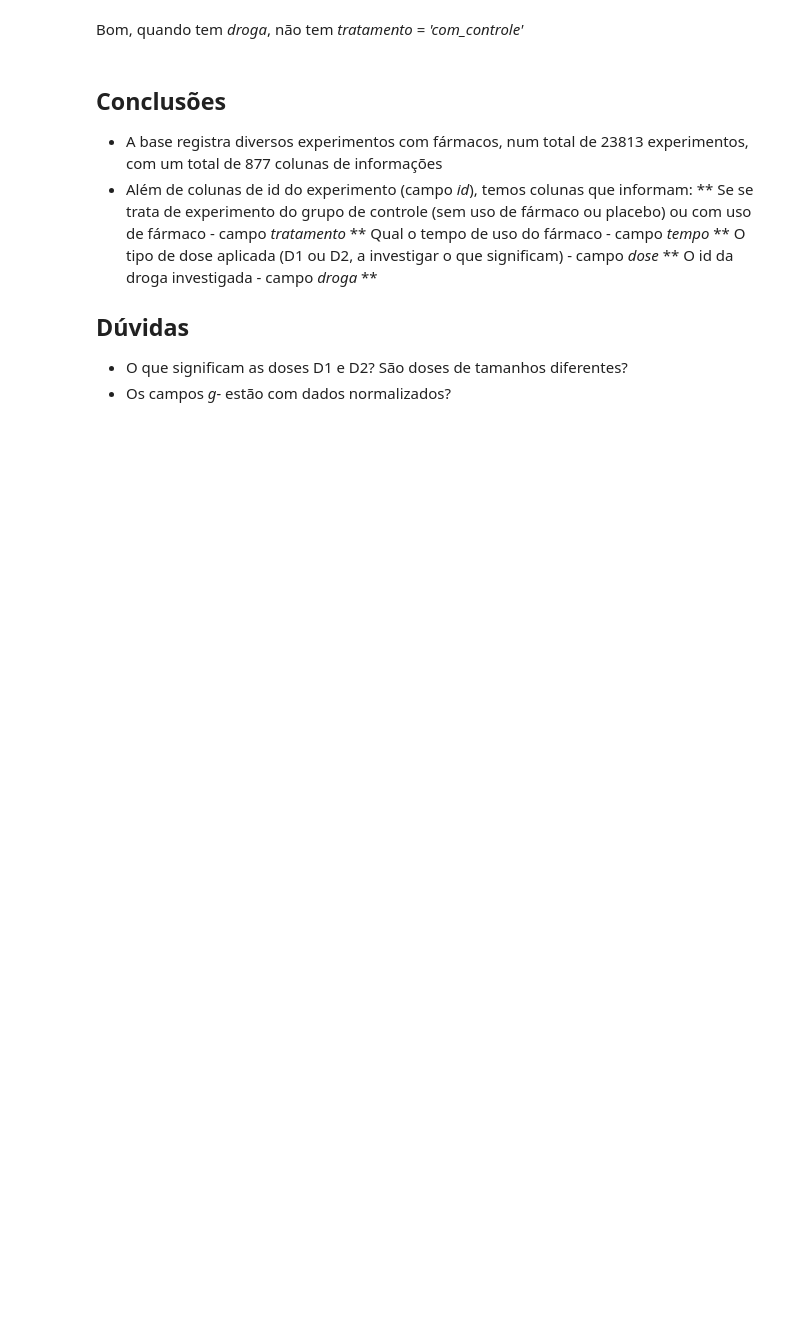
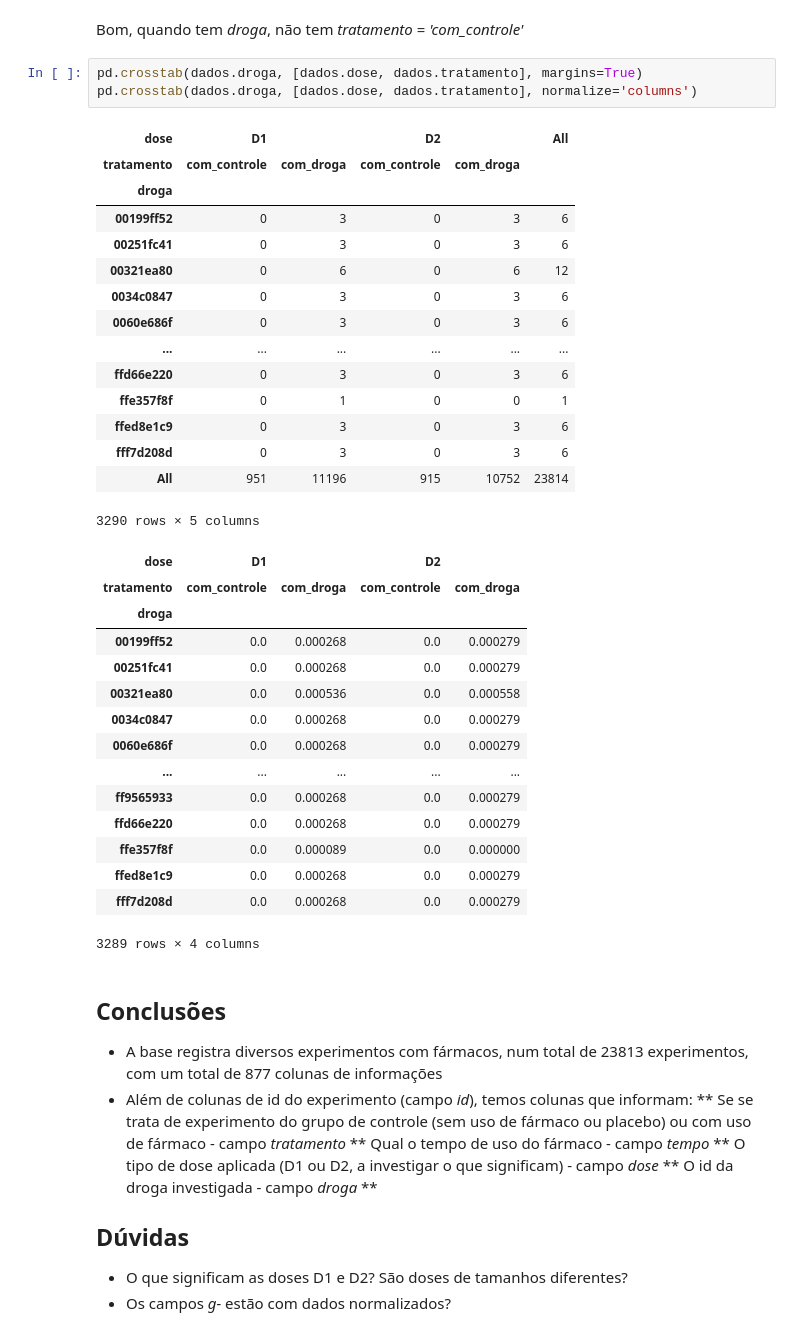
Before and after one commit to llrt/alura-imersaodados3, a Jupyter notebook: alura_imersaodados3_aula1.ipynb, the cells around one changed output. Cells and saved outputs as stored; diff of their text form; blank space fills up the shorter version.

Commit message:
Investigando desbalanceamento na coluna tratamento

```diff
--- a/alura_imersaodados3_aula1.ipynb
+++ b/alura_imersaodados3_aula1.ipynb
@@ -124,5 +140,39 @@ pd.crosstab(dados.tratamento, dados.droga, margins=True)
 # %% [markdown]
 Bom, quando tem _droga_, não tem _tratamento_ = _'com_controle'_
+# %%
+pd.crosstab(dados.droga, [dados.dose, dados.tratamento], margins=True)
+pd.crosstab(dados.droga, [dados.dose, dados.tratamento], normalize='columns')
+# %% [output]
+| dose | D1 |  | D2 |  | All |
+| tratamento | com_controle | com_droga | com_controle | com_droga |  |
+| droga |  |  |  |  |  |
+| 00199ff52 | 0 | 3 | 0 | 3 | 6 |
+| 00251fc41 | 0 | 3 | 0 | 3 | 6 |
+| 00321ea80 | 0 | 6 | 0 | 6 | 12 |
+| 0034c0847 | 0 | 3 | 0 | 3 | 6 |
+| 0060e686f | 0 | 3 | 0 | 3 | 6 |
+| ... | ... | ... | ... | ... | ... |
+| ffd66e220 | 0 | 3 | 0 | 3 | 6 |
+| ffe357f8f | 0 | 1 | 0 | 0 | 1 |
+| ffed8e1c9 | 0 | 3 | 0 | 3 | 6 |
+| fff7d208d | 0 | 3 | 0 | 3 | 6 |
+| All | 951 | 11196 | 915 | 10752 | 23814 |
+3290 rows × 5 columns
+| dose | D1 |  | D2 |  |
+| tratamento | com_controle | com_droga | com_controle | com_droga |
+| droga |  |  |  |  |
+| 00199ff52 | 0.0 | 0.000268 | 0.0 | 0.000279 |
+| 00251fc41 | 0.0 | 0.000268 | 0.0 | 0.000279 |
+| 00321ea80 | 0.0 | 0.000536 | 0.0 | 0.000558 |
+| 0034c0847 | 0.0 | 0.000268 | 0.0 | 0.000279 |
+| 0060e686f | 0.0 | 0.000268 | 0.0 | 0.000279 |
+| ... | ... | ... | ... | ... |
+| ff9565933 | 0.0 | 0.000268 | 0.0 | 0.000279 |
+| ffd66e220 | 0.0 | 0.000268 | 0.0 | 0.000279 |
+| ffe357f8f | 0.0 | 0.000089 | 0.0 | 0.000000 |
+| ffed8e1c9 | 0.0 | 0.000268 | 0.0 | 0.000279 |
+| fff7d208d | 0.0 | 0.000268 | 0.0 | 0.000279 |
+3289 rows × 4 columns
 # %% [markdown]
 ## Conclusões
 
```
Also changed, not shown: parts of 3 cells of this notebook.
